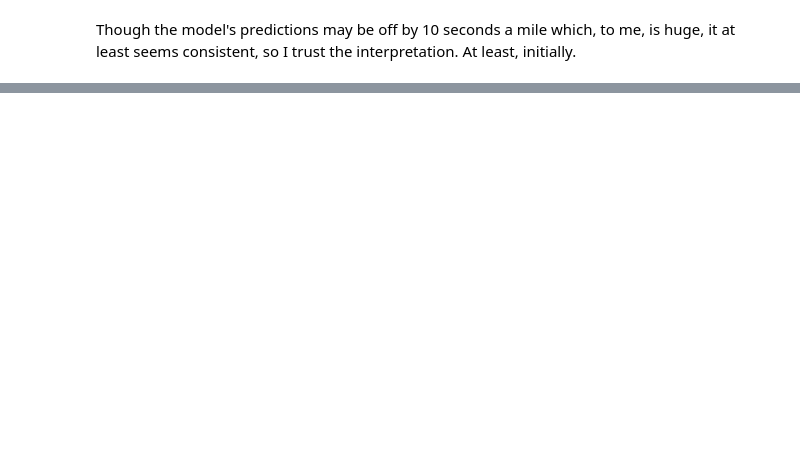
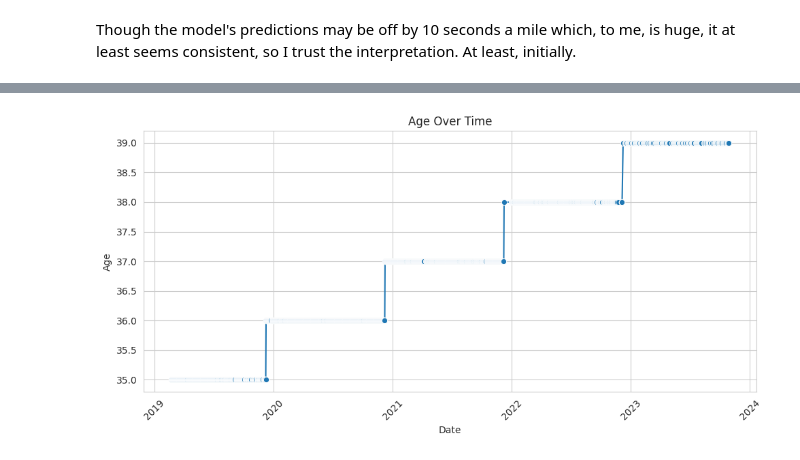
Before and after one commit to sbogucki12/workoutdata, a Jupyter notebook: runlogoct272023-eda.ipynb, the cells around one changed output, grey strips where cells are left out. Drawn from its saved outputs; the diff is of its cells as text; code cells hidden in the pictures; blank space fills up the shorter version.

```diff
--- a/runlogoct272023-eda.ipynb
+++ b/runlogoct272023-eda.ipynb
@@ -471,0 +487,12 @@ Though the model's predictions may be off by 10 seconds a mile which, to me, is
+# %%
+# Define the birthdate
+birthdate = pd.to_datetime('1983-12-18')
+
+# Convert run dates to datetime
+df['date'] = pd.to_datetime(df['date'], errors='coerce')
+
+# Calculate age on the date of each run
+df['age'] = (df['date'] - birthdate) // np.timedelta64(1, 'Y')
+
+# Show the dataframe to verify the age has been added correctly
+df[['date', 'age']].head()
@@ -471,0 +506,21 @@ Though the model's predictions may be off by 10 seconds a mile which, to me, is
+# %%
+# Set the plot style
+sns.set_style("whitegrid")
+
+# Create the plot
+plt.figure(figsize=(10, 5))
+sns.lineplot(data=df, x='date', y='age', marker='o')
+
+# Set plot title and labels
+plt.title('Age Over Time')
+plt.xlabel('Date')
+plt.ylabel('Age')
+
+# Rotate x-axis labels for better readability and adjust plot layout
+plt.xticks(rotation=45)
+plt.tight_layout()
+
+# Show the plot
+plt.show()
+# %% [output]
+[figure, added]
```
Also changed, not shown: parts of 26 cells of this notebook.
